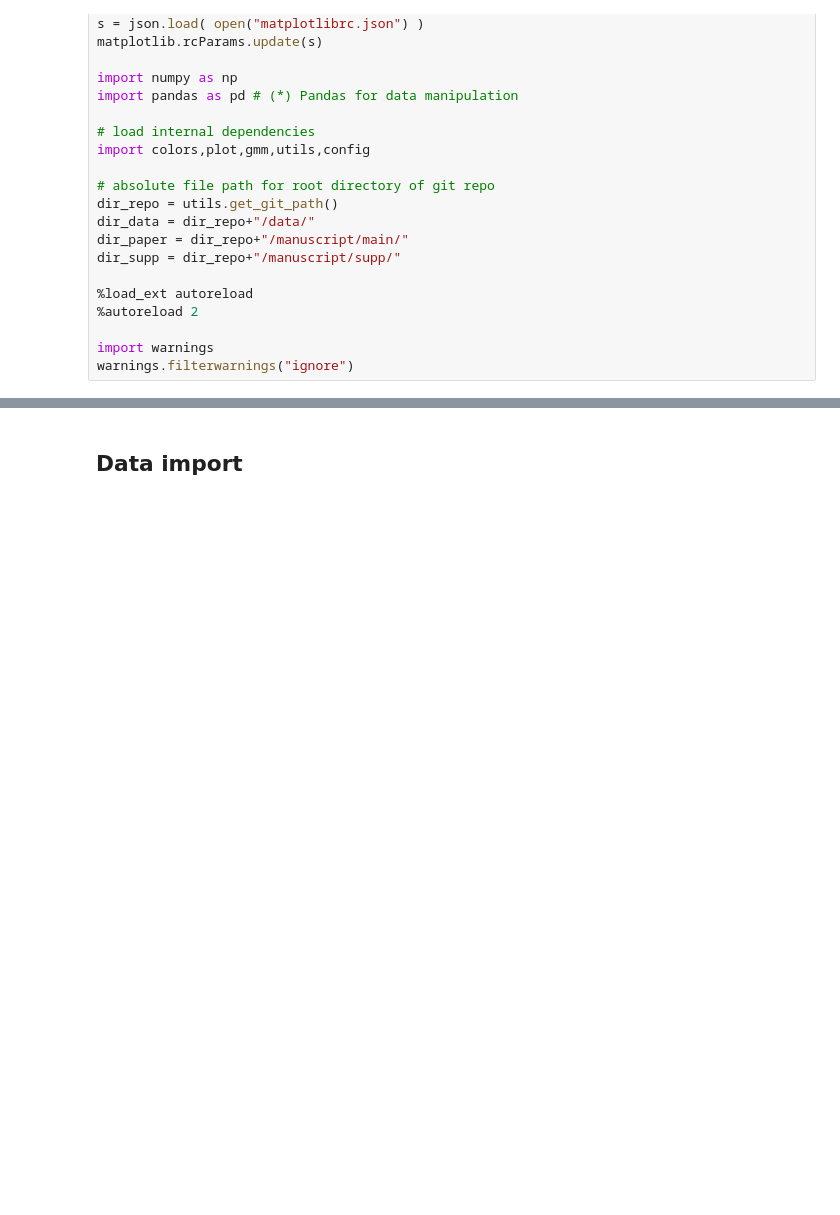
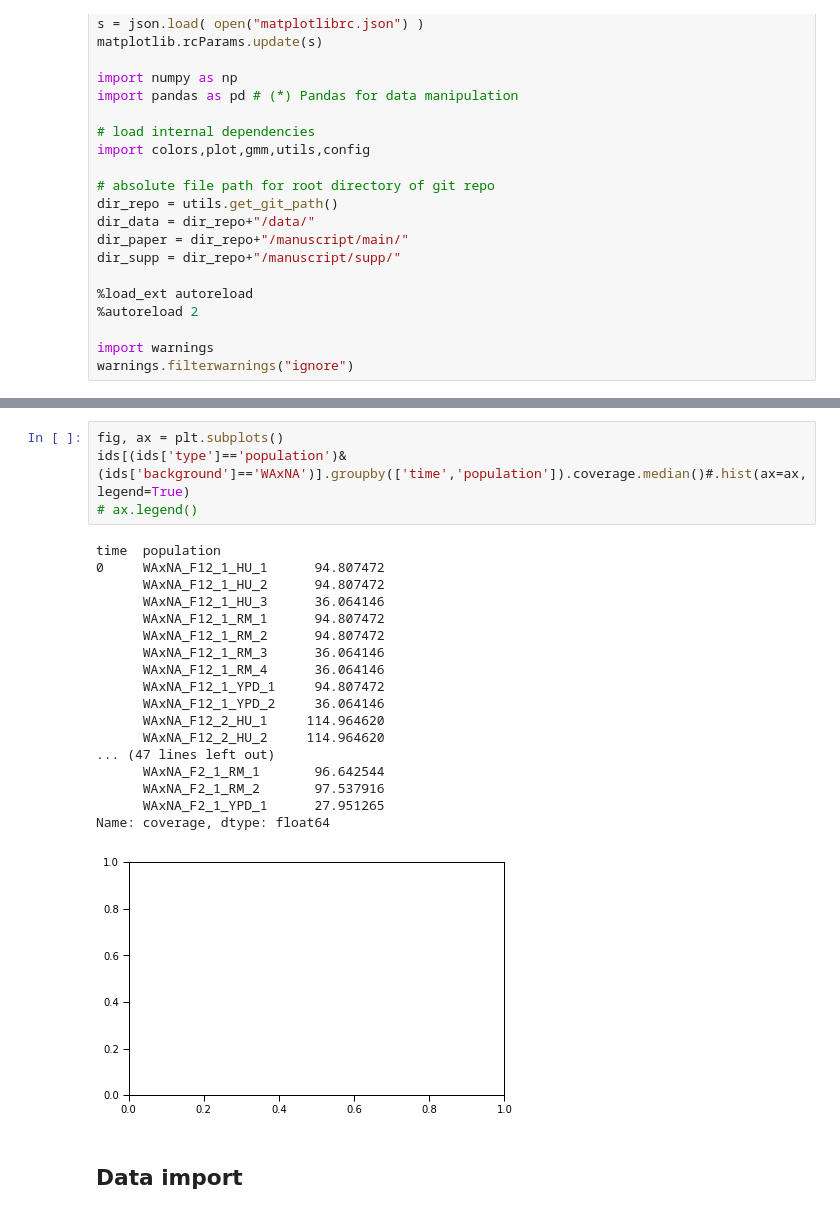
Before and after one commit to ivazquez/clonal-heterogeneity, a Jupyter notebook: src/figure2.ipynb, the cells around one changed output, grey strips where cells are left out. Cells and saved outputs as stored; diff of their text form; blank space fills up the shorter version.

```diff
--- a/src/figure2.ipynb
+++ b/src/figure2.ipynb
@@ -65,3 +78,26 @@ Bottom quartile: 84.10x, Top quartile: 103.98x, Min: 24.66x, Max: 150.10x, Media
+# %%
+fig, ax = plt.subplots()
+ids[(ids['type']=='population')&(ids['background']=='WAxNA')].groupby(['time','population']).coverage.median()#.hist(ax=ax, legend=True)
+# ax.legend()
+# %% [output]
+time  population
+0     WAxNA_F12_1_HU_1      94.807472
+      WAxNA_F12_1_HU_2      94.807472
+      WAxNA_F12_1_HU_3      36.064146
+      WAxNA_F12_1_RM_1      94.807472
+      WAxNA_F12_1_RM_2      94.807472
+      WAxNA_F12_1_RM_3      36.064146
+      WAxNA_F12_1_RM_4      36.064146
+      WAxNA_F12_1_YPD_1     94.807472
+      WAxNA_F12_1_YPD_2     36.064146
+      WAxNA_F12_2_HU_1     114.964620
+      WAxNA_F12_2_HU_2     114.964620
+... (47 lines left out)
+      WAxNA_F2_1_RM_1       96.642544
+      WAxNA_F2_1_RM_2       97.537916
+      WAxNA_F2_1_YPD_1      27.951265
+Name: coverage, dtype: float64
+[figure, added]
 # %% [markdown]
 ## Data import
 # %% [markdown]
```
Also changed, not shown: parts of 3 cells of this notebook, 10 other files.
